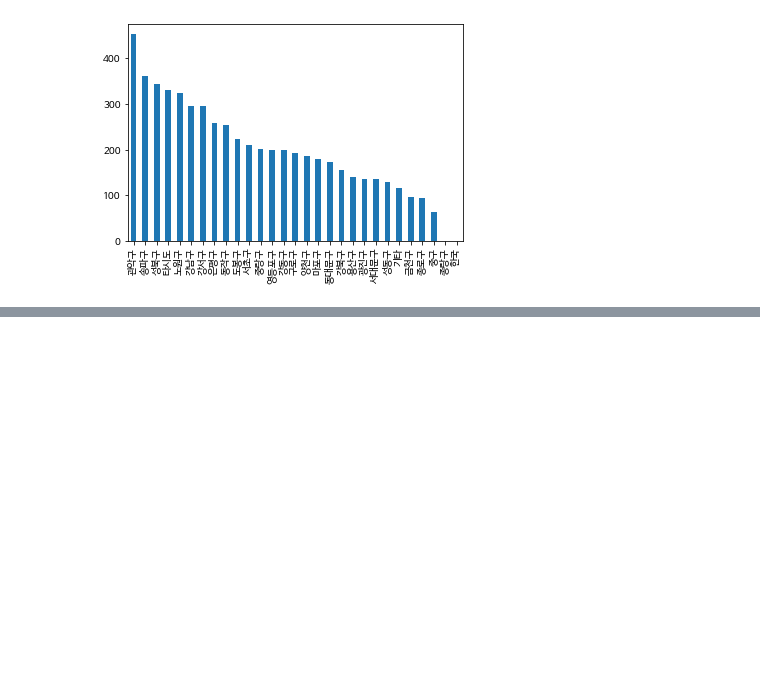
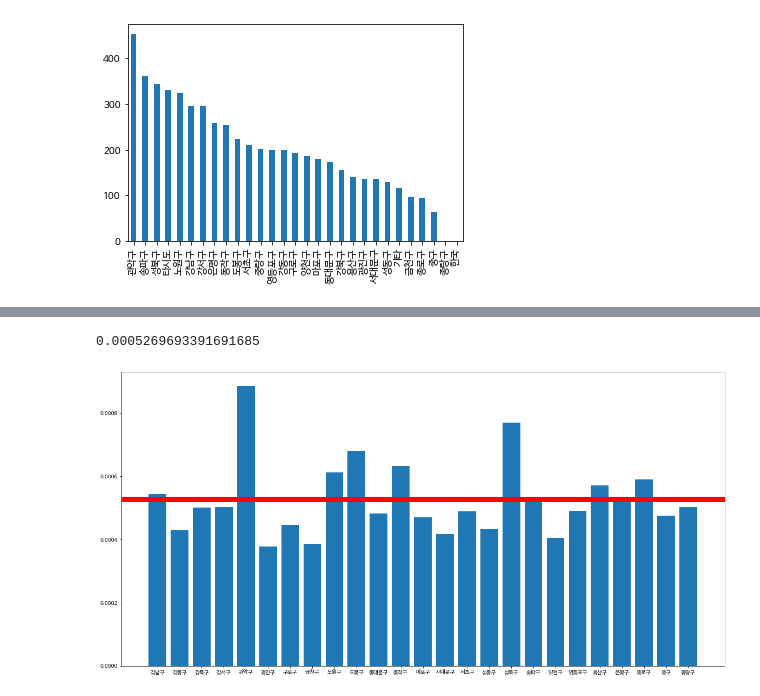
Before and after one commit to JJay1010/K-software_-, a Jupyter notebook: UnggyuLee/q3_covid.ipynb, the cells around one changed output, grey strips where cells are left out. Saved outputs shown, nothing was run; the diff lists cells and outputs as text; code cells hidden in the pictures; blank space fills up the shorter version.

```diff
--- a/UnggyuLee/q3_covid.ipynb
+++ b/UnggyuLee/q3_covid.ipynb
@@ -152,0 +175,20 @@ m
+# %%
+#2020년 서울시 인구데이터
+
+popData = pd.read_csv("/content/주민등록인구_20230115182716.csv")
+
+print(popData)
+
+print(locInf)
+
+
+"""
+popDataDic
+key = 지역명
+value = 총 인구수
+"""
+popDataDic = {}
+
+for i in range(len(popData['동별(2)'])):
+  popDataDic[popData['동별(2)'][i]]=popData['2020'][i]
+print(popDataDic)
@@ -152,0 +213,24 @@ m
+# %%
+
+temp = {}
+counter=0
+tempVal=0
+for i in range(len(locInf)):
+  if(popDataDic.get(locInf['위치'][i])):
+    temp[locInf['위치'][i]]= float(locInf['인원수'][i])/float(popDataDic.get(locInf['위치'][i]))
+    counter=counter+1
+    tempVal=tempVal+float(locInf['인원수'][i])/float(popDataDic.get(locInf['위치'][i]))
+
+mean = tempVal/counter
+
+print(mean)
+temp1 = temp.items()
+temp1 = sorted(temp1)
+x,y = zip(*temp1)
+plt.figure(figsize=(20,10))
+plt.bar(x,y)
+plt.axhline(y=mean,color='r',linewidth=10)
+plt.show()
+# %% [output]
+0.0005269693391691685
+[figure, added]
```
Also changed, not shown: parts of 3 cells of this notebook.
